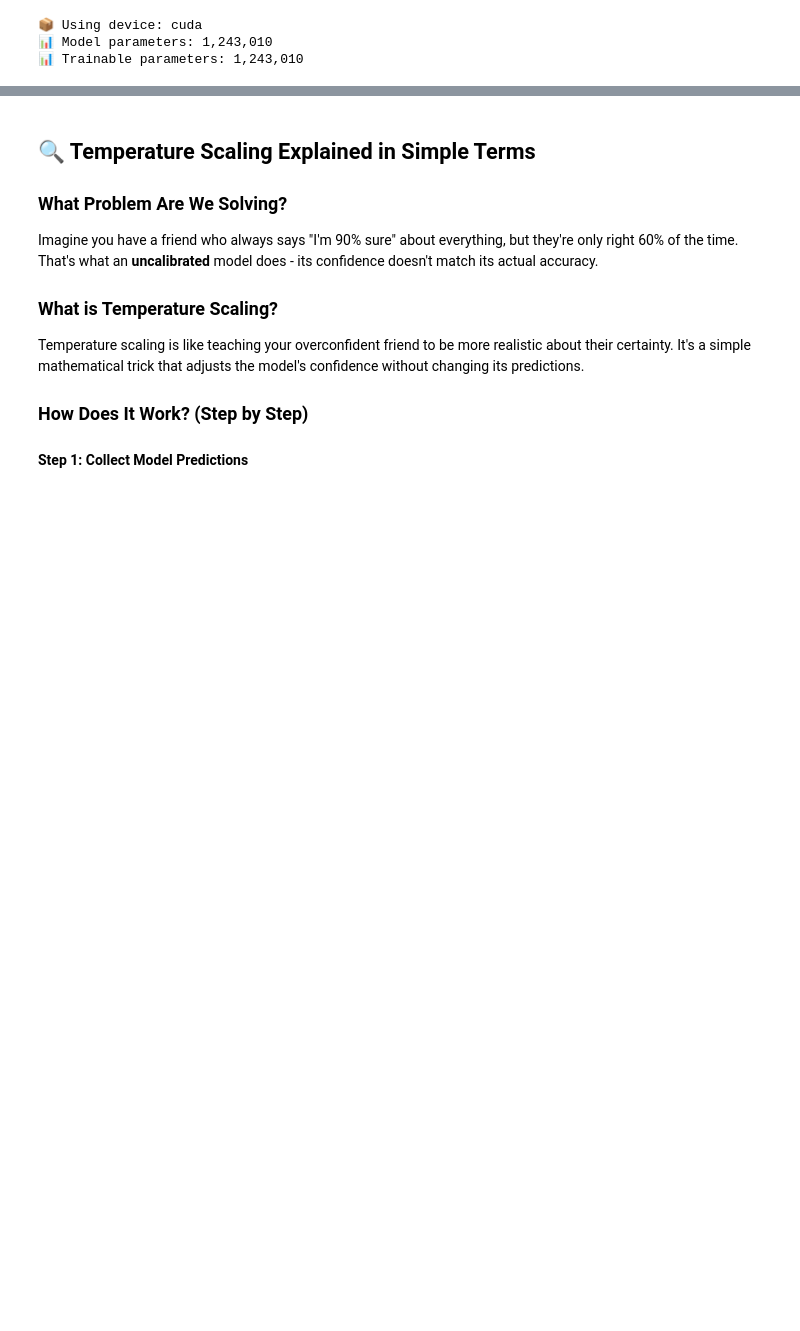
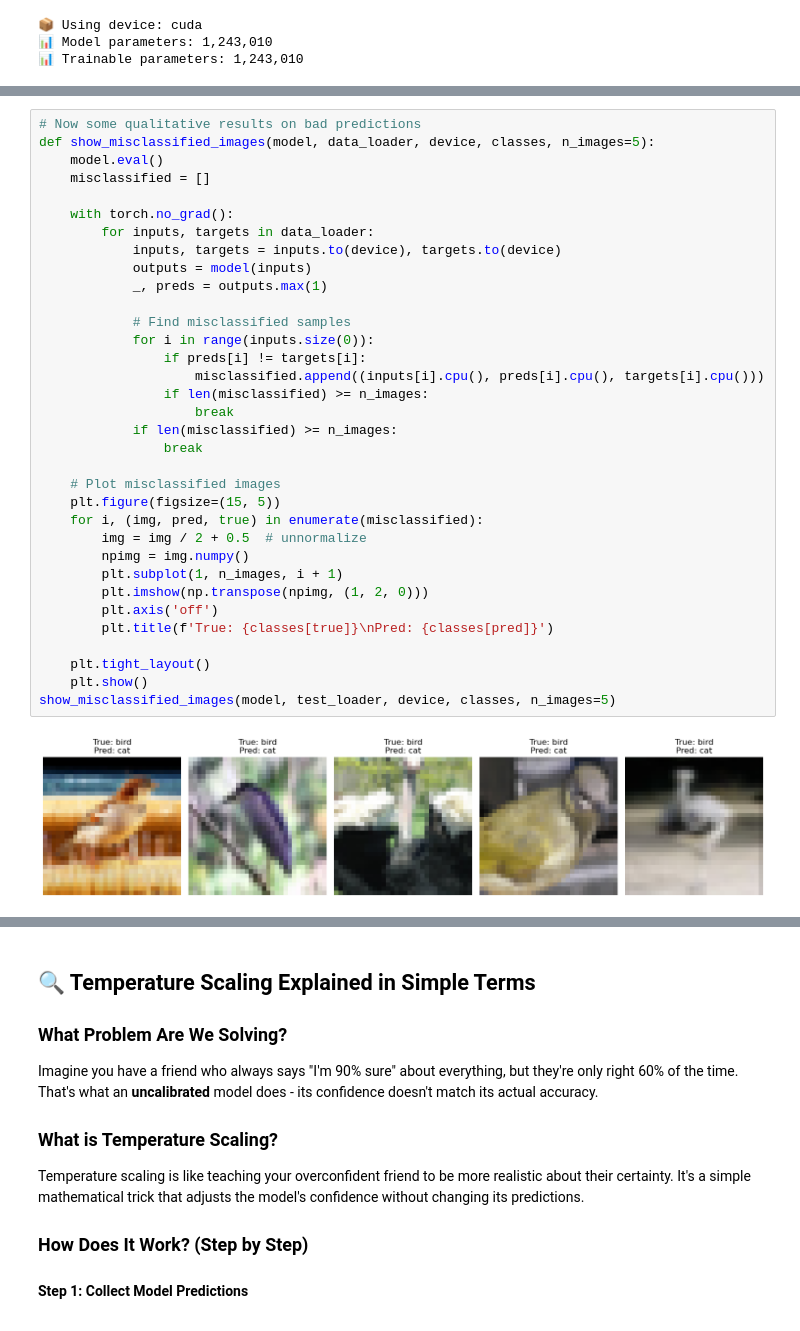
Before and after one commit to sprieton/CIFAR10_LeNet5, a Jupyter notebook: CIFAR10_LeNet5_v2.ipynb, the cells around one changed output, grey strips where cells are left out. Drawn from its saved outputs; the diff is of its cells as text; blank space fills up the shorter version.

```diff
--- a/CIFAR10_LeNet5_v2.ipynb
+++ b/CIFAR10_LeNet5_v2.ipynb
@@ -794,0 +881,36 @@ print("="*70)
+# %%
+# Now some qualitative results on bad predictions
+def show_misclassified_images(model, data_loader, device, classes, n_images=5):
+    model.eval()
+    misclassified = []
+
+    with torch.no_grad():
+        for inputs, targets in data_loader:
+            inputs, targets = inputs.to(device), targets.to(device)
+            outputs = model(inputs)
+            _, preds = outputs.max(1)
+
+            # Find misclassified samples
+            for i in range(inputs.size(0)):
+                if preds[i] != targets[i]:
+                    misclassified.append((inputs[i].cpu(), preds[i].cpu(), targets[i].cpu()))
+                if len(misclassified) >= n_images:
+                    break
+            if len(misclassified) >= n_images:
+                break
+
+    # Plot misclassified images
+    plt.figure(figsize=(15, 5))
+    for i, (img, pred, true) in enumerate(misclassified):
+        img = img / 2 + 0.5  # unnormalize
+        npimg = img.numpy()
+        plt.subplot(1, n_images, i + 1)
+        plt.imshow(np.transpose(npimg, (1, 2, 0)))
+        plt.axis('off')
+        plt.title(f'True: {classes[true]}\nPred: {classes[pred]}')
+
+    plt.tight_layout()
+    plt.show()
+show_misclassified_images(model, test_loader, device, classes, n_images=5)
+# %% [output]
+[figure, added]
```
Also changed, not shown: parts of 11 cells of this notebook.
